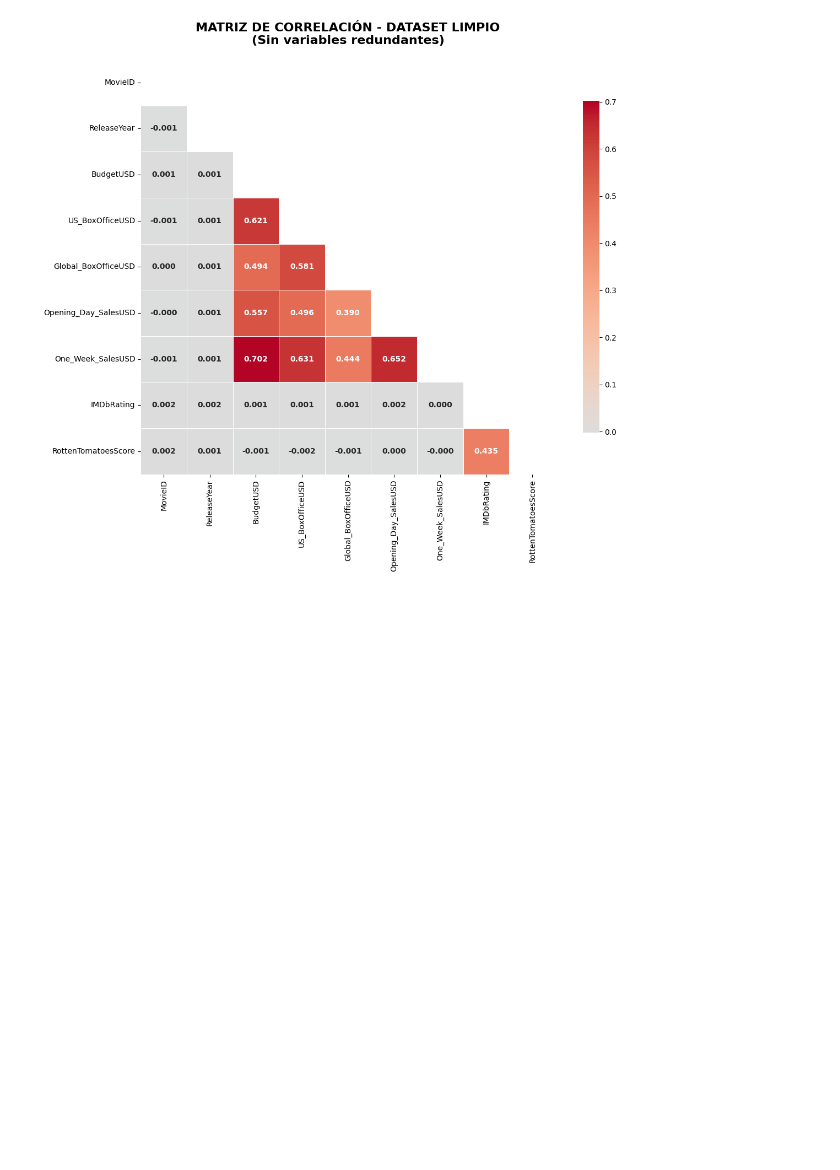
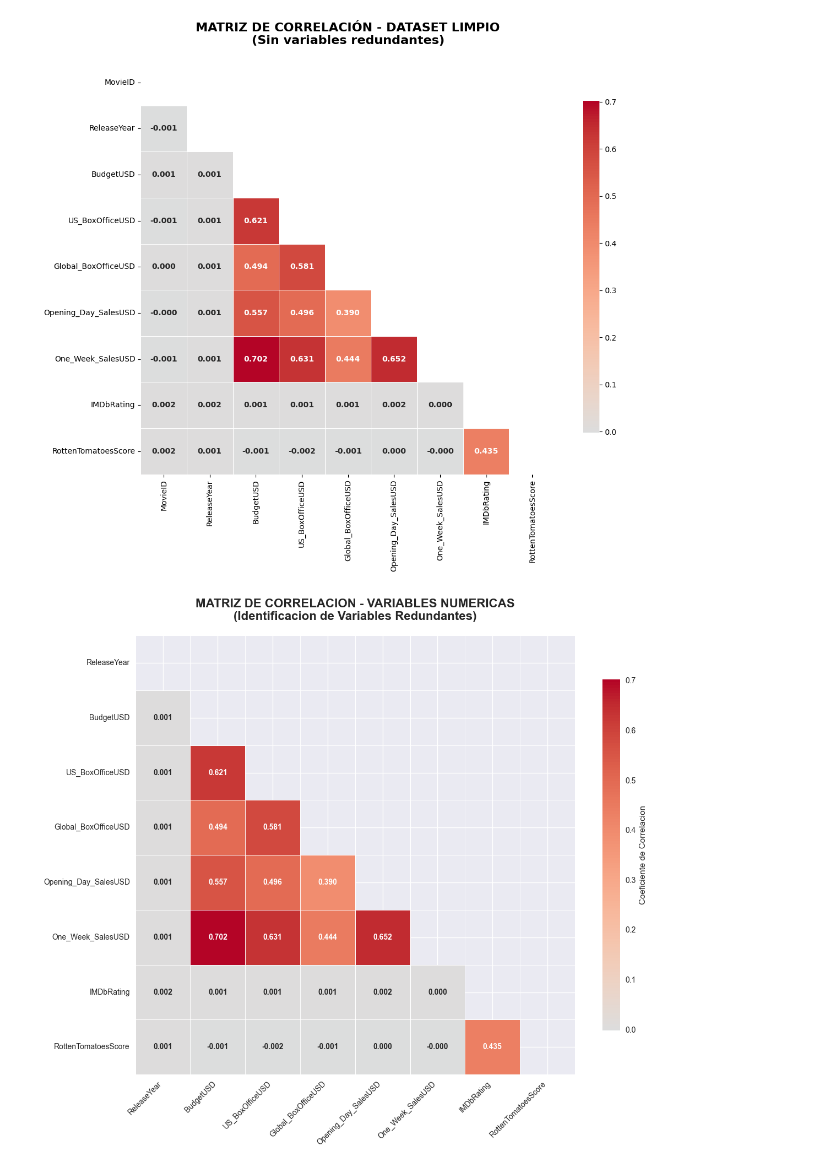
Before and after one commit to JuanCaTorres221/LaboratorioIA2, a Jupyter notebook: EDA/EDA.ipynb, the cells around one changed output. Cells and saved outputs as stored; diff of their text form; code cells hidden in the pictures; blank space fills up the shorter version.

```diff
--- a/EDA/EDA.ipynb
+++ b/EDA/EDA.ipynb
@@ -473,3 +517,77 @@ plt.tight_layout()
 plt.show()
 # %% [output]
 [figure]
+# %%
+variables_actuales = ['ReleaseYear', 'BudgetUSD', 'US_BoxOfficeUSD', 'Global_BoxOfficeUSD',
+                     'Opening_Day_SalesUSD', 'One_Week_SalesUSD', 'IMDbRating', 'RottenTomatoesScore']
+
+
+plt.figure(figsize=(12, 10))
+
+corr_matrix = df_clean[variables_actuales].corr()
+
+mask = np.triu(np.ones_like(corr_matrix, dtype=bool))
+sns.heatmap(corr_matrix,
+            mask=mask,
+            annot=True,
+            cmap='coolwarm',
+            center=0,
+            square=True,
+            fmt='.3f',
+            cbar_kws={"shrink": .8, "label": "Coeficiente de Correlacion"},
+            annot_kws={'size': 10, 'weight': 'bold'},
+            linewidths=0.5,
+            linecolor='white')
+
+plt.title('MATRIZ DE CORRELACION - VARIABLES NUMERICAS\n(Identificacion de Variables Redundantes)',
+          fontsize=16, pad=20, fontweight='bold')
+plt.xticks(rotation=45, ha='right')
+plt.yticks(rotation=0)
+plt.tight_layout()
+plt.show()
+
+
+# Umbrales de correlacion
+ALTA_CORRELACION = 0.7
+CORRELACION_MODERADA = 0.5
+
+high_corr_pairs = []
+moderate_corr_pairs = []
+
+for i in range(len(corr_matrix.columns)):
+    for j in range(i+1, len(corr_matrix.columns)):
+        corr_val = corr_matrix.iloc[i, j]
+        col1 = corr_matrix.columns[i]
+        col2 = corr_matrix.columns[j]
+
+        if abs(corr_val) > ALTA_CORRELACION:
+            high_corr_pairs.append((col1, col2, corr_val))
+        elif abs(corr_val) > CORRELACION_MODERADA:
+            moderate_corr_pairs.append((col1, col2, corr_val))
+
+print(f"\n VARIABLES ALTAMENTE CORRELACIONADAS (r > {ALTA_CORRELACION}):")
+
+if high_corr_pairs:
+    for col1, col2, corr in high_corr_pairs:
+        print(f"    {col1} ↔ {col2}: {corr:.3f}")
+else:
+    print("   No hay variables altamente correlacionadas por encima del umbral 0.7")
+
+print(f"\n CORRELACIONES MODERADAS-FUERTES ({CORRELACION_MODERADA} < r ≤ {ALTA_CORRELACION}):")
+print("-" * 75)
+
+if moderate_corr_pairs:
+    for col1, col2, corr in moderate_corr_pairs:
+        print(f"   {col1} ↔ {col2}: {corr:.3f}")
+
+        # Análisis específico de cada par
+        if 'BudgetUSD' in [col1, col2] and 'One_Week_SalesUSD' in [col1, col2]:
+            print(f"       Presupuesto correlaciona fuertemente con ventas primera semana (esperado)")
+        elif 'US_BoxOfficeUSD' in [col1, col2] and 'Global_BoxOfficeUSD' in [col1, col2]:
+            print(f"       Taquilla nacional y global están relacionadas")
+        elif 'BudgetUSD' in [col1, col2] and 'US_BoxOfficeUSD' in [col1, col2]:
+            print(f"       Presupuesto influye en taquilla nacional")
+else:
+    print("   No hay correlaciones moderadas-fuertes significativas")
+# %% [output]
+[figure, added]
```
Also changed, not shown: parts of 9 cells of this notebook.
